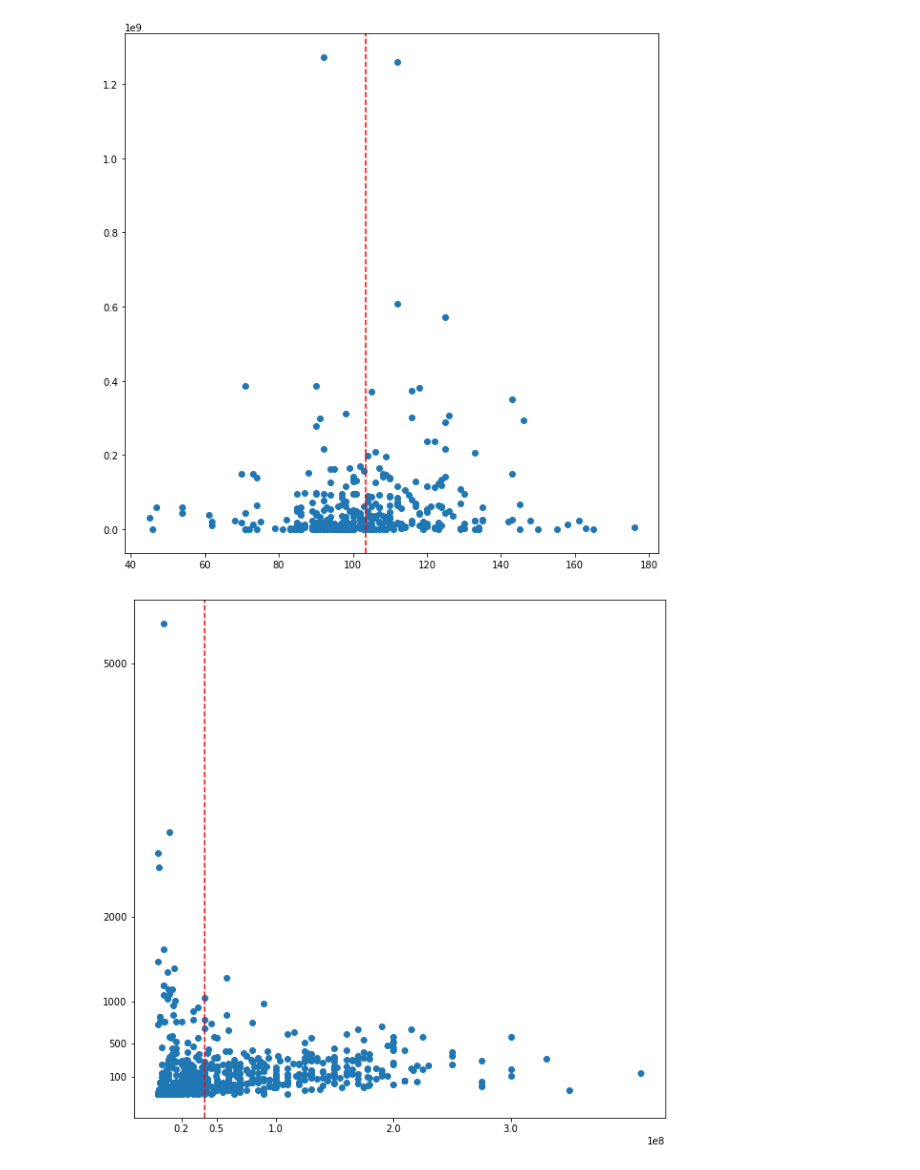
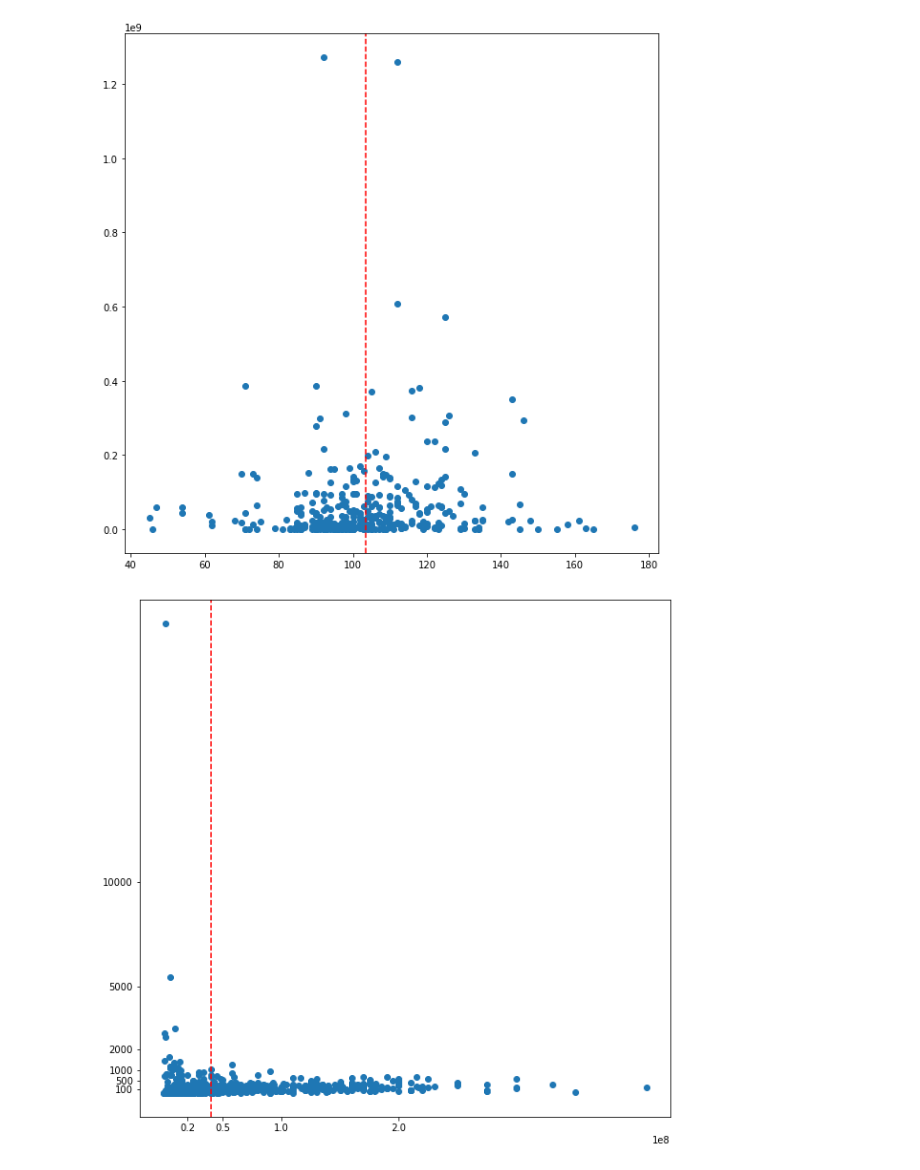
Before and after one commit to StefanoCaruso456/Movie-Studio-Project, a Jupyter notebook: notebook_development/jbook_Samuel.ipynb, the cells around one changed output. Drawn from its saved outputs; the diff is of its cells as text; code cells hidden in the pictures.

```diff
--- a/notebook_development/jbook_Samuel.ipynb
+++ b/notebook_development/jbook_Samuel.ipynb
@@ -24,7 +23,7 @@ ls
 # %%
-conn = sqlite3.connect('im.db')
+conn = sqlite3.connect('../zippedData/im.db')
 # %%
-funds = pd.read_csv('tn.movie_budgets.csv.gz')
+funds = pd.read_csv('../zippedData/tn.movie_budgets.csv.gz')
 # %%
 pd.read_sql("""
 
@@ -280,15 +240,15 @@ genegraph('Romance')
 [figure]
 # %%
 def genebudget(gene):
-    top_sort = huey.sort_values(by=['ROI'], ascending=False)[40:]
+    top_sort = huey.sort_values(by=['ROI'], ascending=False)[1:]
     jon = top_sort.loc[top_sort['genres'].str.contains(gene)]
     fig, ax = plt.subplots(figsize=(10,10))
     y = jon['ROI']
     x = jon['production_budget']
     ax.scatter(x,y)
-    ax.set_yticks([100, 500, 1000, 2000, 5000])
-    ax.set_xticks([20000000, 50000000, 100000000, 200000000, 300000000])
+    ax.set_yticks([100, 500, 1000, 2000, 5000, 10000])
+    ax.set_xticks([20000000, 50000000, 100000000, 200000000])
     ax.axvline(x.median(), label='Median', linestyle='--', color= 'Red')
 genebudget('Action')
 # %% [output]
-[figure, old version]
+[figure, new version]
```
Also changed, not shown: parts of 8 cells of this notebook.
